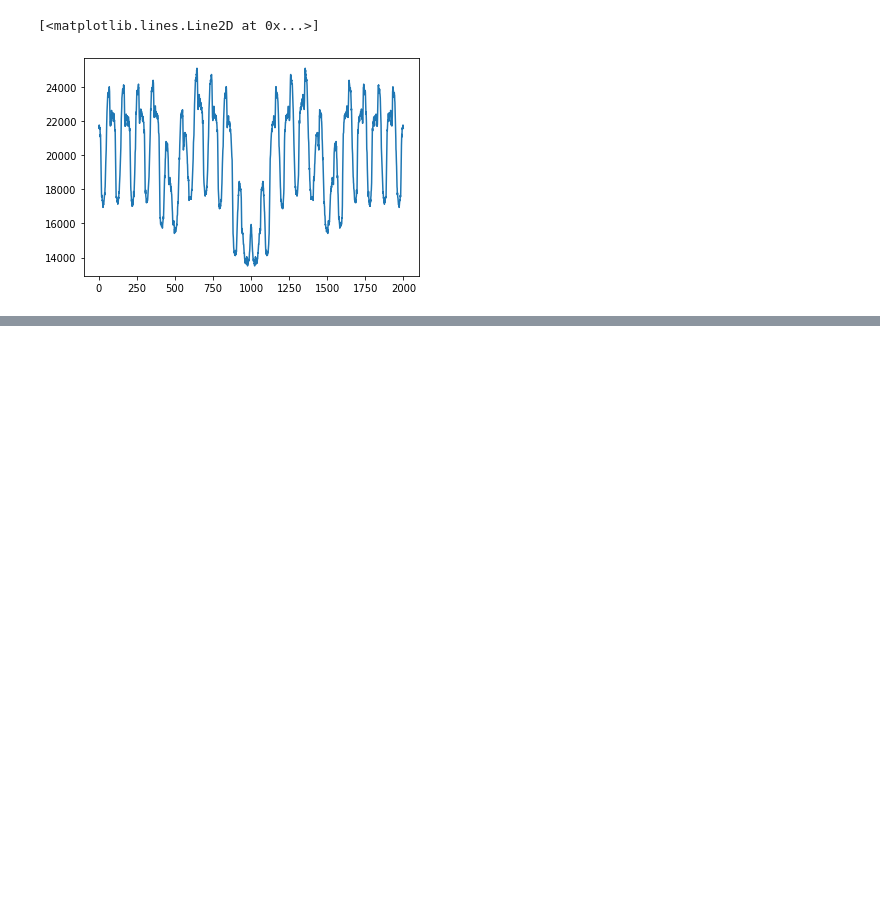
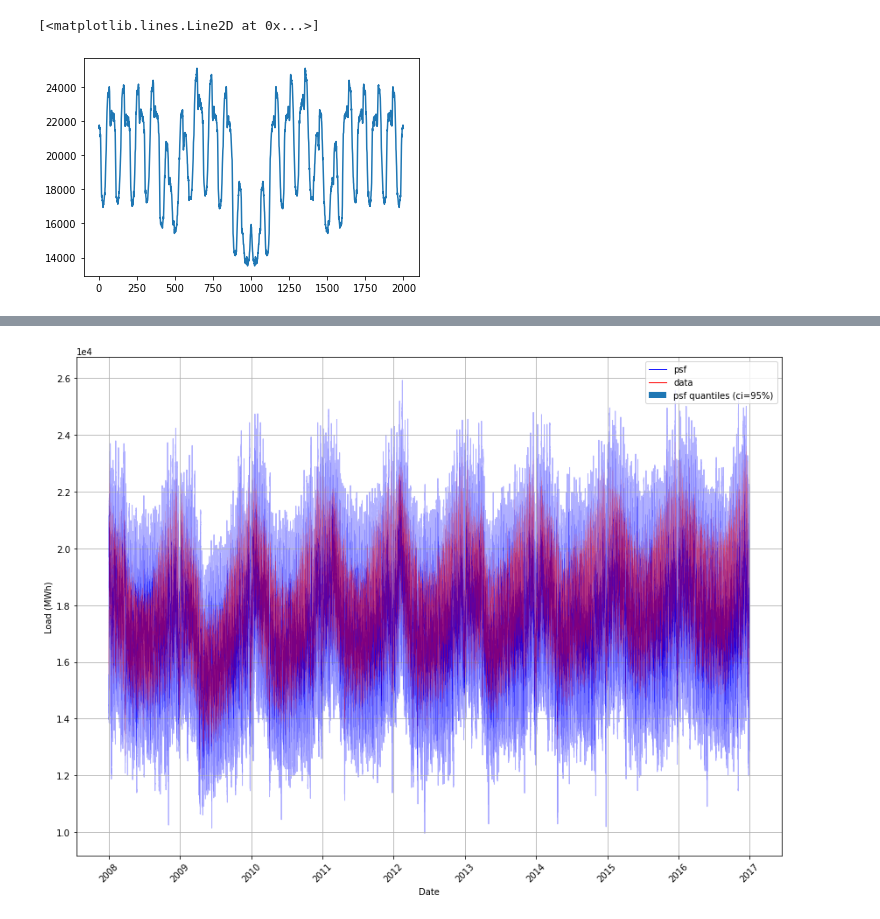
Before and after one commit to Nuelam9/Report-2, a Jupyter notebook: fuorier-day.ipynb, the cells around one changed output, grey strips where cells are left out. Cells and saved outputs as stored; diff of their text form; code cells hidden in the pictures; blank space fills up the shorter version.

```diff
--- a/fuorier-day.ipynb
+++ b/fuorier-day.ipynb
@@ -61,14 +50 @@ psf_q2 = psfs[:, 2]
-# %%
-load = Electric.Load.values
-
-def deconvolution(signal, psf, window=96):
-    deconv = np.zeros(len(signal))
-    for i in range(len(signal) // window):
-        deconv[i*window:(i+1)*window +1] = deconvolve(signal[(i*window) : (i+2)*window], psf)[0]
-        deconv[(i+1)*window:(i+2)*window+1] = deconvolve(signal[(i+1)*window:(i+3)*window], psf)[0]
-    return deconv
-
-deconv_psf = deconvolution(load, psf)
-deconv_psfq1 = deconvolution(load, psf_q1)
-deconv_psfq2 = deconvolution(load, psf_q2)
 # %%
@@ -91,0 +150,4 @@ for lh in leg.legendHandles:
+# %%
+psf_forecasting(Electric, 'load_denoised', 0.19, True);
+# %% [output]
+[figure, added]
```
Also changed, not shown: parts of 9 cells of this notebook.
